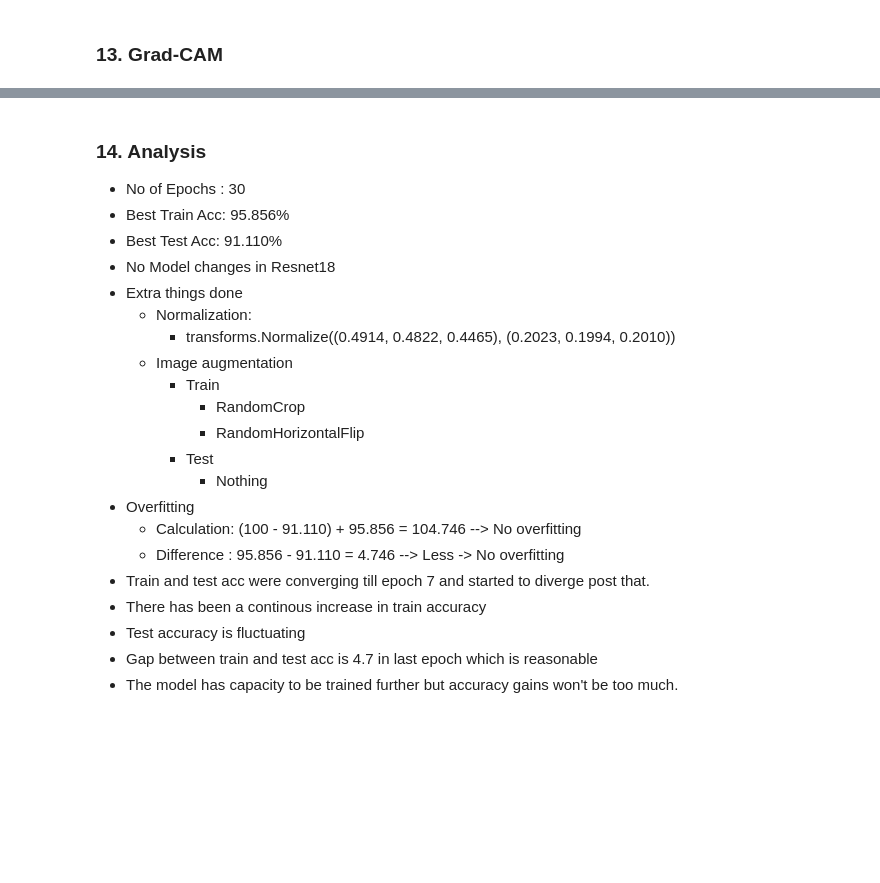
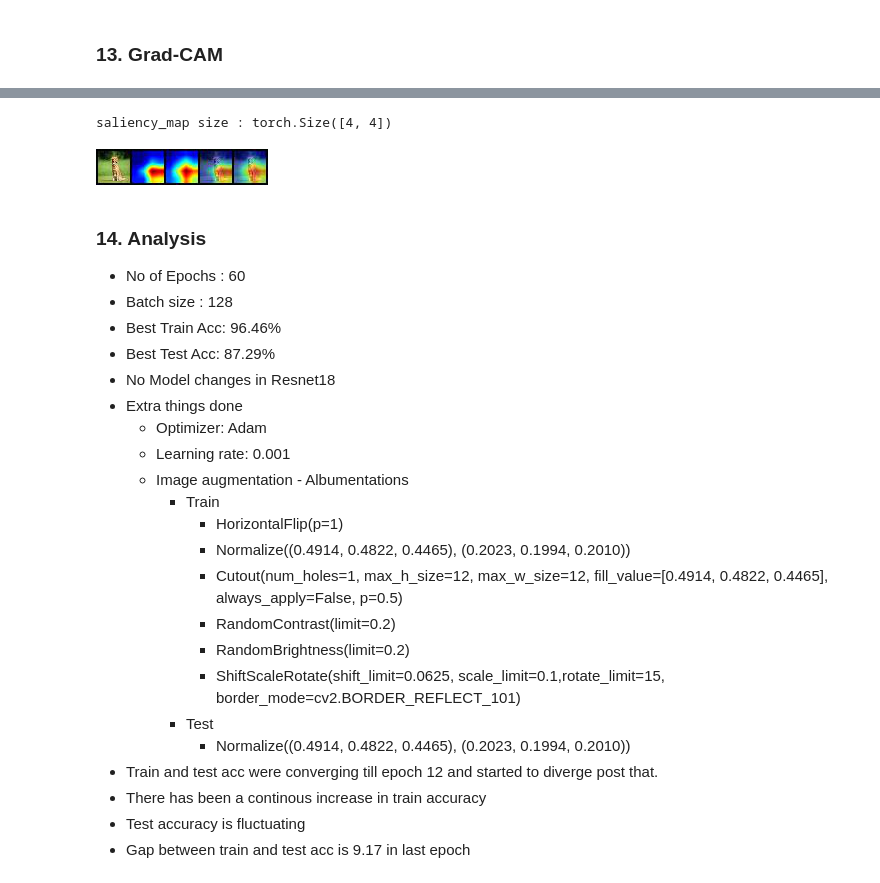
Before and after one commit to praveenraghuvanshi1512/EVA4, a Jupyter notebook: Session-9/Assignment-9/EVA_4_S9_Praveen_Raghuvanshi_Main.ipynb, the cells around one changed output, grey strips where cells are left out. Cells and saved outputs as stored; diff of their text form; code cells hidden in the pictures; blank space fills up the shorter version.

Commit message:
Test Acc: 87.29

```diff
--- a/Session-9/Assignment-9/EVA_4_S9_Praveen_Raghuvanshi_Main.ipynb
+++ b/Session-9/Assignment-9/EVA_4_S9_Praveen_Raghuvanshi_Main.ipynb
@@ -233,0 +205,5 @@ pilimg
+# %%
+# Load Image
+imagename2 = 'dog.jpg'
+pil_img2 = loadimage('/content/drive/My Drive/eva-4/assignment-9/sampleimages', imagename2)
+pil_img2
@@ -234,23 +212,33 @@ pilimg
+# %%
+imgs2 = applygradcam(pil_img2, model, imagedir, imagename2)
+# %% [output]
+saliency_map size : torch.Size([4, 4])
+# %%
+pilimg2 = saveimage(imgs2, '/content/drive/My Drive/eva-4/assignment-9/outputs', imagename2)
+pilimg2
+# %% [output]
+[figure, added]
 # %% [markdown]
 ### 14. Analysis
-- No of Epochs : 30
-- Best Train Acc: 95.856%
-- Best Test  Acc: 91.110%
+- No of Epochs : 60
+- Batch size : 128
+- Best Train Acc: 96.46%
+- Best Test  Acc: 87.29%
 - No Model changes in Resnet18
 - Extra things done
-  - Normalization:
-    - transforms.Normalize((0.4914, 0.4822, 0.4465), (0.2023, 0.1994, 0.2010))
-  - Image augmentation
+  - Optimizer: Adam
+  - Learning rate: 0.001
+  - Image augmentation - Albumentations
     - Train
-      - RandomCrop
-      - RandomHorizontalFlip
+      - HorizontalFlip(p=1)
+      - Normalize((0.4914, 0.4822, 0.4465), (0.2023, 0.1994, 0.2010))
+      - Cutout(num_holes=1, max_h_size=12, max_w_size=12, fill_value=[0.4914, 0.4822, 0.4465], always_apply=False, p=0.5)
+      - RandomContrast(limit=0.2)
+      - RandomBrightness(limit=0.2)
+      - ShiftScaleRotate(shift_limit=0.0625, scale_limit=0.1,rotate_limit=15, border_mode=cv2.BORDER_REFLECT_101)
     - Test
-      - Nothing
-- Overfitting
-  - Calculation: (100 - 91.110) + 95.856 = 104.746 --> No overfitting
-  - Difference : 95.856 - 91.110 = 4.746 --> Less -> No overfitting
-- Train and test acc were converging till epoch 7 and started to diverge post that.
+      - Normalize((0.4914, 0.4822, 0.4465), (0.2023, 0.1994, 0.2010))
+- Train and test acc were converging till epoch 12 and started to diverge post that.
 - There has been a continous increase in train accuracy
 - Test accuracy is fluctuating
-- Gap between train and test acc is 4.7 in last epoch which is reasonable
-- The model has capacity to be trained further but accuracy gains won't be too much.
+- Gap between train and test acc is 9.17 in last epoch
```
Also changed, not shown: parts of 16 cells of this notebook.
